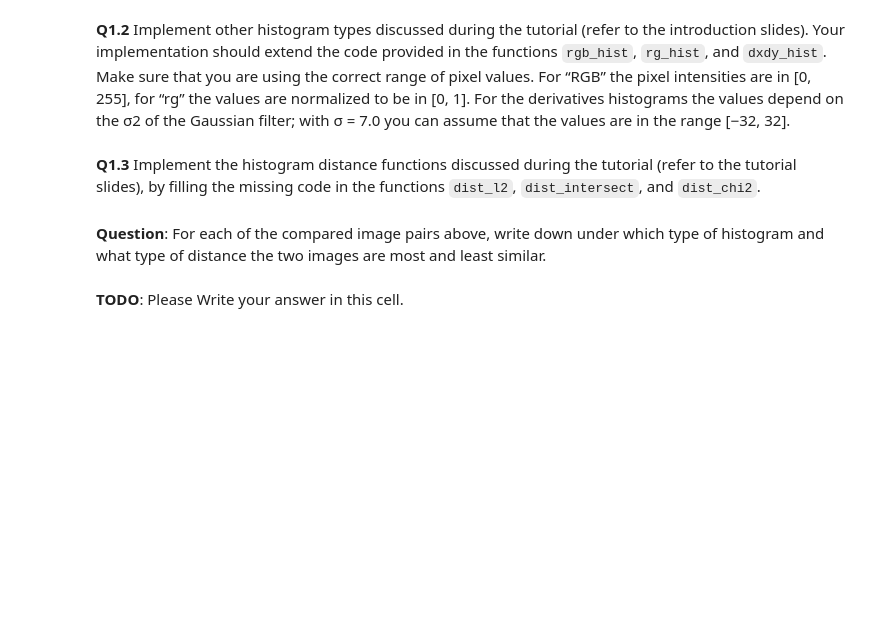
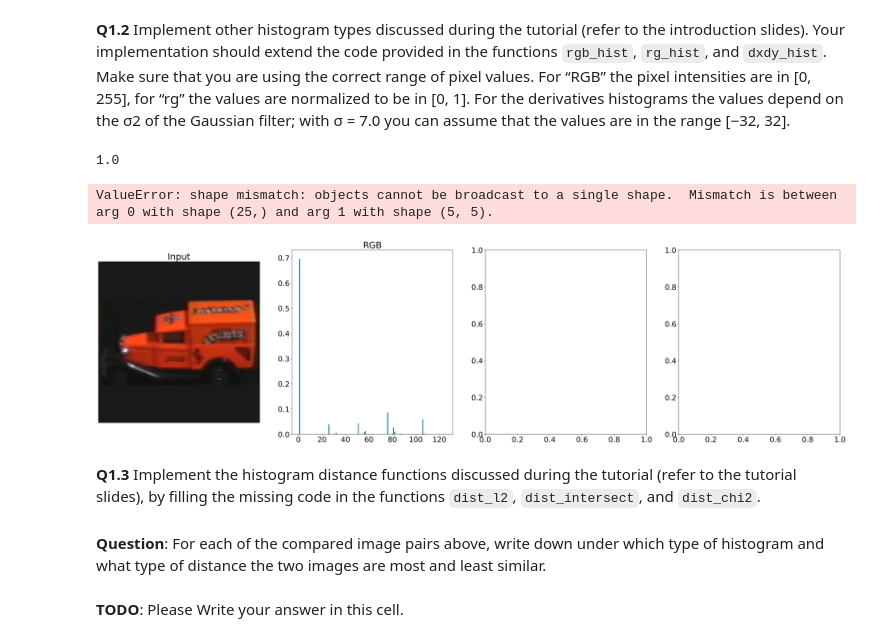
Before and after one commit to dhimitriosduka1/hlcv, a Jupyter notebook: Assignment_1/exercise-1-Part1.ipynb, the cells around one changed output. Cells and saved outputs as stored; diff of their text form; code cells hidden in the pictures; blank space fills up the shorter version.

Commit message:
Implement rgb_hist

```diff
--- a/Assignment_1/exercise-1-Part1.ipynb
+++ b/Assignment_1/exercise-1-Part1.ipynb
@@ -246,20 +234,18 @@ def rgb_hist(img_color, num_bins):
     hists = np.zeros((num_bins, num_bins, num_bins))
     bins = np.linspace(0, 255, num_bins + 1)
 
+    bin_lenth = 255 / num_bins
+
     # execute the loop for each pixel in the image
     for i in range(img_color.shape[0]):
         for j in range(img_color.shape[1]):
-            ######## [ ] TODO ##################################
-            # increment a histogram bin which corresponds to the value of pixel i,j; h(R,G,B)
-            pass
-            ################################################
+            r_idx = int(img_color[i, j, 0] // bin_lenth)
+            g_idx = int(img_color[i, j, 1] // bin_lenth)
+            b_idx = int(img_color[i, j, 2] // bin_lenth)
+            hists[r_idx, g_idx, b_idx] += 1
 
-
-    ######## [ ] TODO ##################################
-    # normalize the histogram such that its integral (sum) is equal 1
-    hists = None
-    ################################################
-
+    hists = hists.flatten()
+    hists = hists / np.sum(hists)
     return hists
 
 
@@ -308,33 +294,37 @@ def dxdy_hist(img_gray, num_bins):
     ######## [ ] TODO ##################################
     # quantize derivatives to "num_bins" number of values
     # define a 2D histogram  with "num_bins^2" number of entries
     ################################################
 
     return hists
 
 ### The following code is used for evaluation.
 plt.rcParams.update({'font.size': 22})
 fig, axes = plt.subplots(1, 4, figsize=(40, 10), dpi=200)
 axes[0].imshow(img_color)
 axes[0].set_xticks([]); axes[0].set_yticks([])
 axes[0].set_title('Input')
 
 num_bins_color = 5
 hist_rgb1 = rgb_hist(img_color.astype('double'), num_bins_color)
 axes[1].bar(np.array(range(1, hist_rgb1.size+1)), hist_rgb1)
 axes[1].set_title('RGB')
 
 num_bins_rg = 5
 hist_rg = rg_hist(img_color.astype('double'), num_bins_rg)
 axes[2].bar(np.array(range(1, hist_rg.size+1)), hist_rg)
 axes[2].set_title('RG')
 
 num_bins_dxdy = 10
 hist_dxdy = dxdy_hist(img_gray.astype('double'), num_bins_dxdy)
 axes[3].bar(np.array(range(1, hist_dxdy.size+1)), hist_dxdy)
 axes[3].set_title('DxDy')
 
 plt.show()
+# %% [output]
+1.0
+ValueError: shape mismatch: objects cannot be broadcast to a single shape.  Mismatch is between arg 0 with shape (25,) and arg 1 with shape (5, 5).
+[figure, added]
 # %% [markdown]
 **Q1.3** Implement the histogram distance functions discussed during the tutorial (refer to the tutorial slides), by filling the missing code in the functions `dist_l2`, `dist_intersect`, and `dist_chi2`.
 # %%
```
Also changed, not shown: parts of 1 cell of this notebook, 1 other file.
